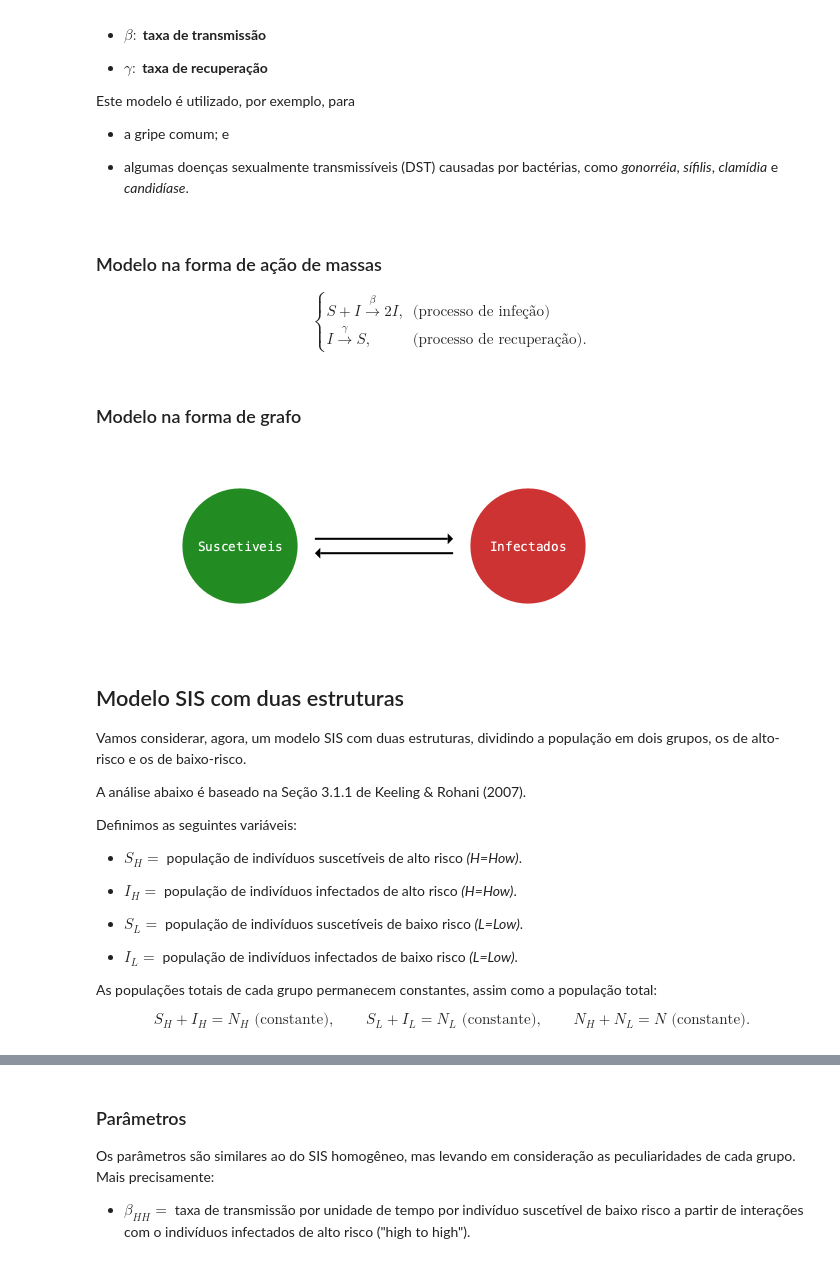
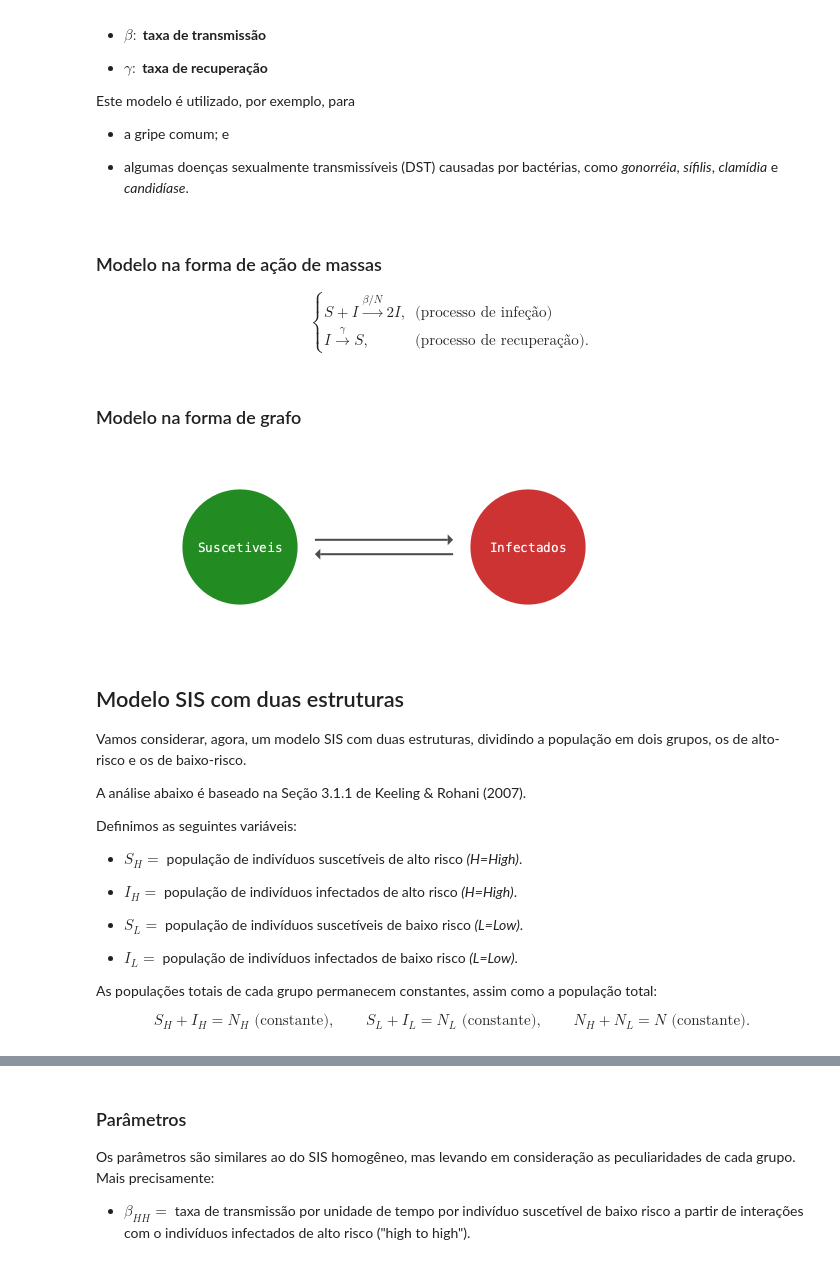
Before and after one commit to rmsrosa/modelagem_matematica, a Jupyter notebook: notas_de_aula/21.00-Compartimentais_estruturados.ipynb, the cells around one changed output, grey strips where cells are left out. Cells and saved outputs as stored; diff of their text form; code cells hidden in the pictures.

```diff
--- a/notas_de_aula/21.00-Compartimentais_estruturados.ipynb
+++ b/notas_de_aula/21.00-Compartimentais_estruturados.ipynb
@@ -71,16 +71,16 @@ Este modelo é utilizado, por exemplo, para
 
 $$
 \begin{cases}
-  S + I \stackrel{\beta}{\rightarrow} 2I, & \text{(processo de infeção)} \\
-  I \stackrel{\gamma}{\rightarrow} S, & \text{(processo de recuperação)}.
+  S + I \stackrel{\beta/N}{\longrightarrow} 2I, & \text{(processo de infeção)} \\
+  I \stackrel{\gamma}{\longrightarrow} S, & \text{(processo de recuperação)}.
 \end{cases}
 $$
 # %% [markdown]
 ### Modelo na forma de grafo
 # %%
-load(joinpath("img", "sis_graph_384x192.png"))
+load(joinpath("img", "sis_graph.png"))
 # %% [output]
-[figure, old version]
+[figure, new version]
 # %% [markdown]
 ## Modelo SIS com duas estruturas
 
@@ -90,9 +90,9 @@ A análise abaixo é baseado na Seção 3.1.1 de Keeling & Rohani (2007).
 
 Definimos as seguintes variáveis:
 
-- $S_H = $ população de indivíduos suscetíveis de alto risco *(H=How)*.
+- $S_H = $ população de indivíduos suscetíveis de alto risco *(H=High)*.
 
-- $I_H = $ população de indivíduos infectados de alto risco *(H=How)*.
+- $I_H = $ população de indivíduos infectados de alto risco *(H=High)*.
 
 - $S_L = $ população de indivíduos suscetíveis de baixo risco *(L=Low)*.
 
```
Also changed, not shown: parts of 5 cells of this notebook, 12 other files.
